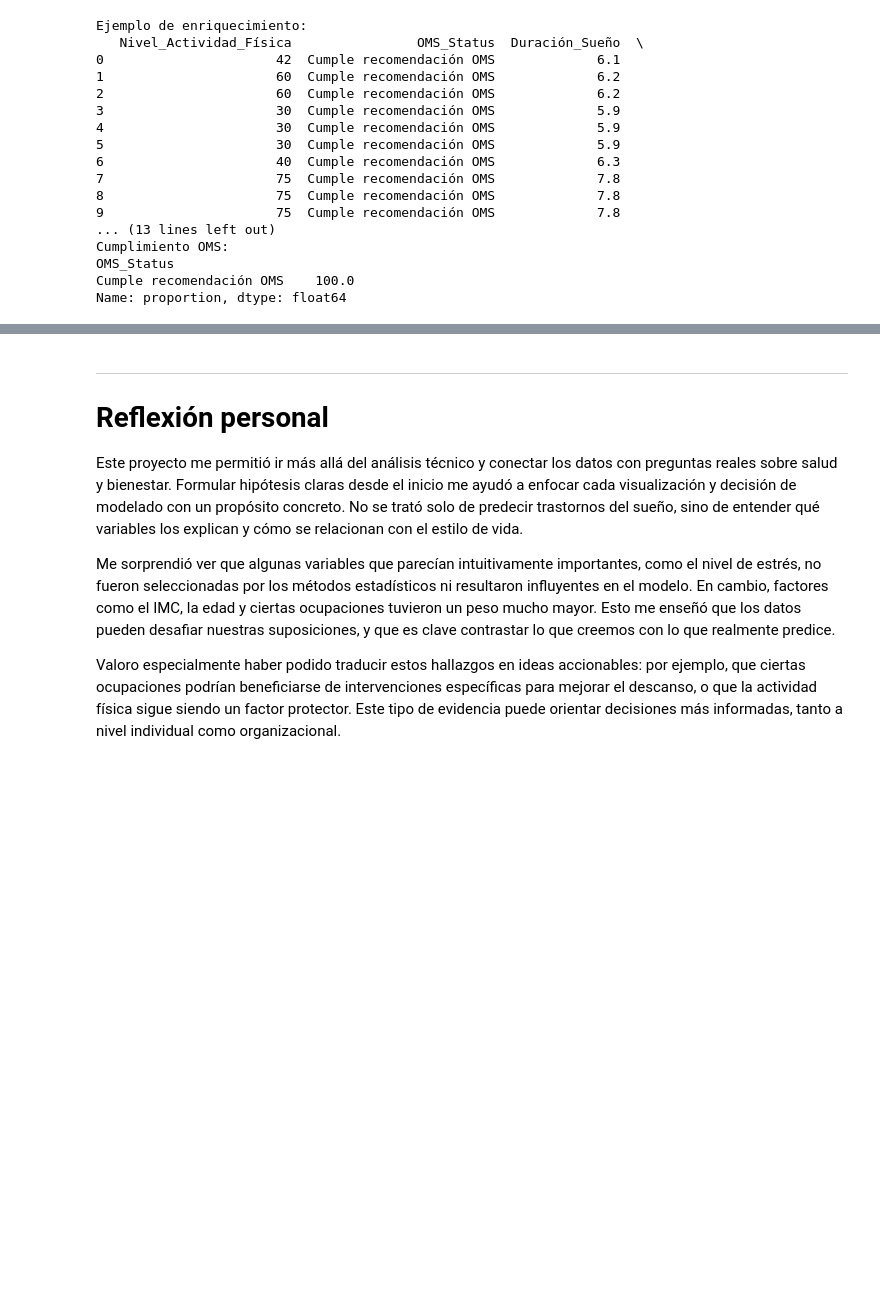
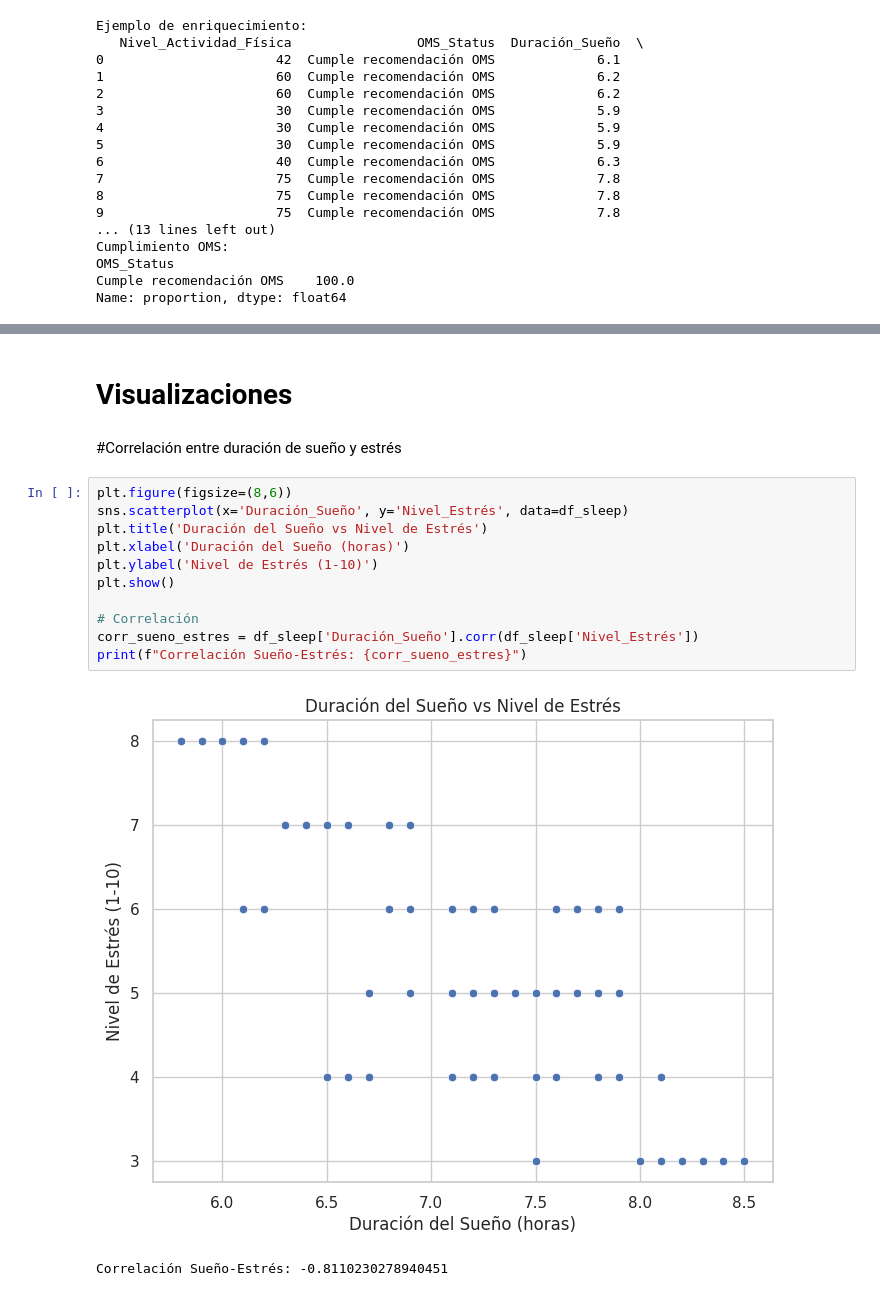
Before and after one commit to guada00/Proyecto_DSI-Lifestyle-and-Sleep-Patterns, a Jupyter notebook: ProyectoDSI_Bianchi.ipynb, the cells around one changed output, grey strips where cells are left out. Drawn from its saved outputs; the diff is of its cells as text; blank space fills up the shorter version.

```diff
--- a/ProyectoDSI_Bianchi.ipynb
+++ b/ProyectoDSI_Bianchi.ipynb
@@ -525,11 +283,18 @@ plt.show()
-# %% [markdown]
-
-
----
-
-# Reflexión personal
-Este proyecto me permitió ir más allá del análisis técnico y conectar los datos con preguntas reales sobre salud y bienestar. Formular hipótesis claras desde el inicio me ayudó a enfocar cada visualización y decisión de modelado con un propósito concreto. No se trató solo de predecir trastornos del sueño, sino de entender qué variables los explican y cómo se relacionan con el estilo de vida.
-
-Me sorprendió ver que algunas variables que parecían intuitivamente importantes, como el nivel de estrés, no fueron seleccionadas por los métodos estadísticos ni resultaron influyentes en el modelo. En cambio, factores como el IMC, la edad y ciertas ocupaciones tuvieron un peso mucho mayor. Esto me enseñó que los datos pueden desafiar nuestras suposiciones, y que es clave contrastar lo que creemos con lo que realmente predice.
-
-Valoro especialmente haber podido traducir estos hallazgos en ideas accionables: por ejemplo, que ciertas ocupaciones podrían beneficiarse de intervenciones específicas para mejorar el descanso, o que la actividad física sigue siendo un factor protector. Este tipo de evidencia puede orientar decisiones más informadas, tanto a nivel individual como organizacional.
+# %% [markdown]
+# Visualizaciones
+# %% [markdown]
+#Correlación entre duración de sueño y estrés
+# %%
+plt.figure(figsize=(8,6))
+sns.scatterplot(x='Duración_Sueño', y='Nivel_Estrés', data=df_sleep)
+plt.title('Duración del Sueño vs Nivel de Estrés')
+plt.xlabel('Duración del Sueño (horas)')
+plt.ylabel('Nivel de Estrés (1-10)')
+plt.show()
+
+# Correlación
+corr_sueno_estres = df_sleep['Duración_Sueño'].corr(df_sleep['Nivel_Estrés'])
+print(f"Correlación Sueño-Estrés: {corr_sueno_estres}")
+# %% [output]
+[figure, added]
+Correlación Sueño-Estrés: -0.8110230278940451
```
Also changed, not shown: parts of 53 cells of this notebook.
